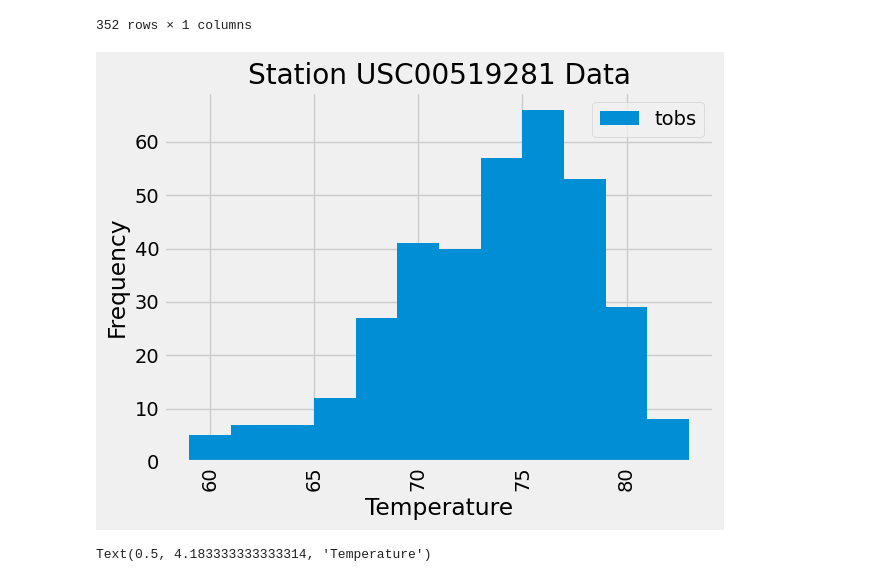
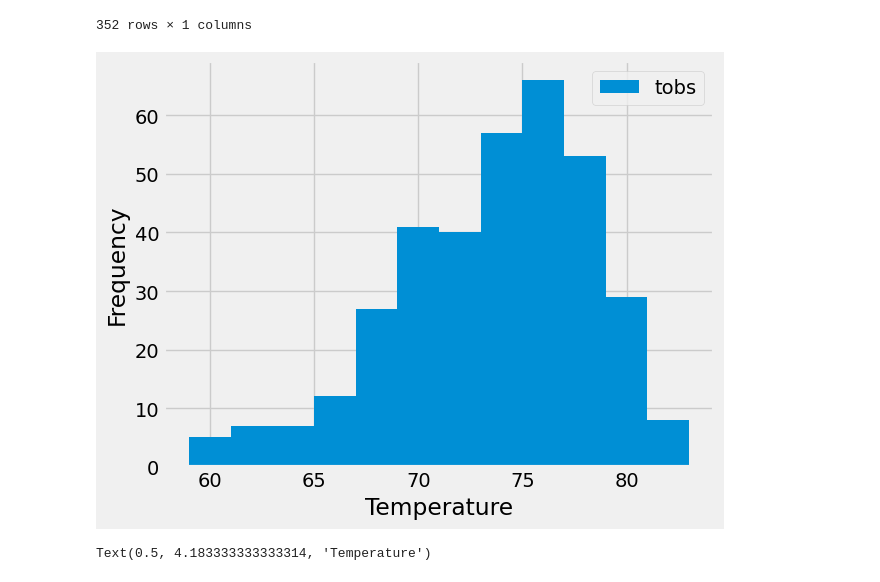
Before and after one commit to MarkOlsonMN/sqlalchemy-challenge, a Jupyter notebook: SurfsUp/climate_analysis.ipynb, the cells around one changed output. Cells and saved outputs as stored; diff of their text form; code cells hidden in the pictures.

```diff
--- a/SurfsUp/climate_analysis.ipynb
+++ b/SurfsUp/climate_analysis.ipynb
@@ -54,7 +54,7 @@ Base.classes.keys()
 # %%
 # Save references to each table
 station = Base.classes.station
-Measurement = Base.classes.measurement
+measurement = Base.classes.measurement
 # %%
 # Create our session (link) from Python to the DB
 session = Session(engine)
@@ -85,7 +85,7 @@ first_row.__dict__
 # Exploratory Precipitation Analysis
 # %%
 # Find the most recent date in the data set.
-most_recent_date_row = session.query(Measurement.date).order_by(desc(Measurement.date)).first()
+most_recent_date_row = session.query(measurement.date).order_by(desc(measurement.date)).first()
 print(most_recent_date_row)
 print( type(most_recent_date_row) )
 # %% [output]
@@ -452,19 +436,21 @@ print( type(station_count_row) )
 # Design a query to find the most active stations (i.e. which stations have the most rows?)
 # List the stations and their counts in descending order.
 
-station_activity = session.query(Measurement.station,\
-    func.count(Measurement.station)).\
-    group_by(Measurement.station).\
-    order_by(func.count(Measurement.station).desc())\
+station_activity = session.query(measurement.station,\
+    func.count(measurement.station)).\
+    group_by(measurement.station).\
+    order_by(func.count(measurement.station).desc())\
     .all()
 
-for station, count in station_activity:
-    print(f"{station},{count}")
+# print( type(station_activity) )
 
-print( station_activity )
+# for station, count in station_activity:
+#     print(f"{station},{count}")
 
-for stationcount in station_activity:
-    print(stationcount)
+# print( station_activity )
+
+# for stationcount in station_activity:
+#     print(stationcount)
 
 station_activity
 # %% [output]
@@ -539,12 +524,10 @@ summary_station_activity
 # Using the most active station id
 # Query the last 12 months of temperature observation data for this station and plot the results as a histogram
 
-
- # Measurement.station,\
 full_station_activity = session.query(\
-    Measurement.tobs).\
-    filter(Measurement.station == most_active_station_id).\
-    filter(Measurement.date >= one_year_earlier_string).\
+    measurement.tobs).\
+    filter(measurement.station == most_active_station_id).\
+    filter(measurement.date >= one_year_earlier_string).\
     all()
 
 full_station_activity_df = pd.DataFrame(full_station_activity)
@@ -585,20 +568,20 @@ full_station_activity_df
 # %%
 
 #  full_station_activity_df
 
 
 plt.figure(figsize=(6.5,5))
 plt.hist(full_station_activity_df['tobs'], bins=12, label='tobs')
 plt.xlabel('Temperature')
 plt.ylabel('Frequency')
-plt.title(f'Station {most_active_station_id} Data')
-plt.xticks(rotation=90)
+# plt.title(f'Station {most_active_station_id} Data')
+# plt.xticks(rotation=90)
 plt.legend()
 plt.tight_layout()
 
 plt.show()
 # %% [output]
-[figure, old version]
+[figure, new version]
 # %%
 # Using the most active station id
 # Query the last 12 months of temperature observation data for this station and plot the results as a histogram
```
Also changed, not shown: parts of 18 cells of this notebook.
